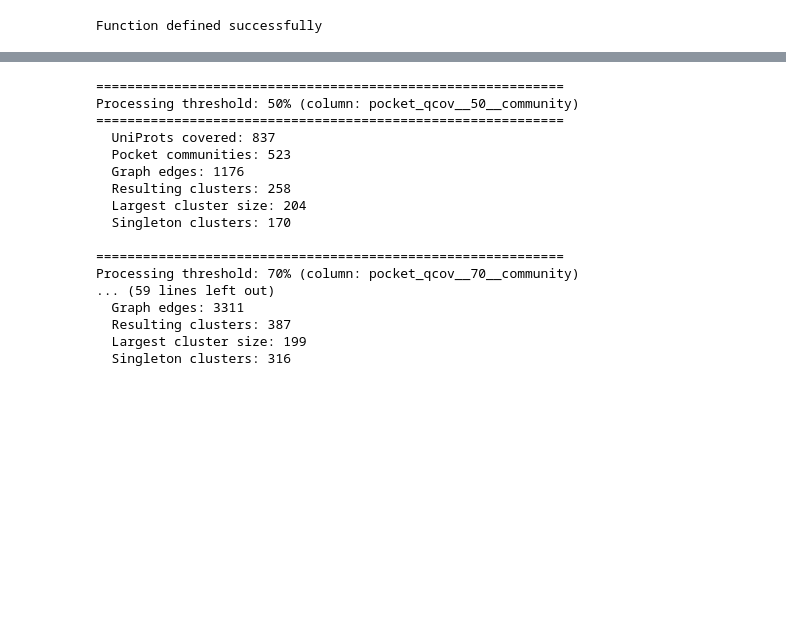
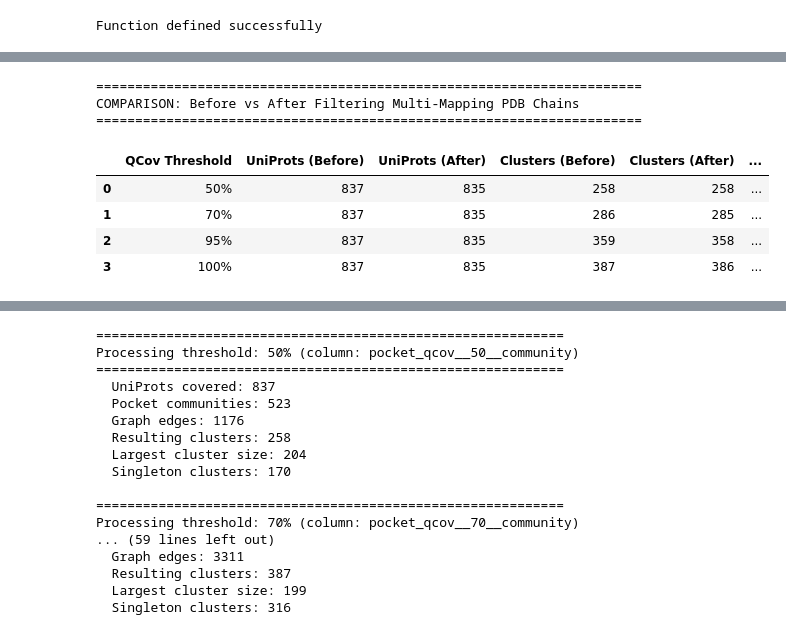
Before and after one commit to AaronXu9/VLS-Benchmark-Dataset, a Jupyter notebook: notebooks/protein_graph_analysis.ipynb, the cells around one changed output, grey strips where cells are left out. Saved outputs shown, nothing was run; the diff lists cells and outputs as text; code cells hidden in the pictures; blank space fills up the shorter version.

```diff
--- a/notebooks/protein_graph_analysis.ipynb
+++ b/notebooks/protein_graph_analysis.ipynb
@@ -718,0 +922,32 @@ Function defined successfully
+# %%
+# Summary comparison: Before vs After filtering multi-mapping PDB chains
+print("="*70)
+print("COMPARISON: Before vs After Filtering Multi-Mapping PDB Chains")
+print("="*70)
+
+comparison_data = []
+for threshold in pocket_qcov_thresholds:
+    stats_before = bipartite_results[threshold]['stats']
+    stats_after = bipartite_results_filtered[threshold]['stats']
+
+    comparison_data.append({
+        'QCov Threshold': f'{threshold}%',
+        'UniProts (Before)': stats_before['n_uniprots'],
+        'UniProts (After)': stats_after['n_uniprots'],
+        'Clusters (Before)': stats_before['n_clusters'],
+        'Clusters (After)': stats_after['n_clusters'],
+        'Singletons (Before)': stats_before['n_singletons'],
+        'Singletons (After)': stats_after['n_singletons'],
+    })
+
+comparison_df = pd.DataFrame(comparison_data)
+comparison_df
+# %% [output]
+======================================================================
+COMPARISON: Before vs After Filtering Multi-Mapping PDB Chains
+======================================================================
+|  | QCov Threshold | UniProts (Before) | UniProts (After) | Clusters (Before) | Clusters (After) | ... |
+| 0 | 50% | 837 | 835 | 258 | 258 | ... |
+| 1 | 70% | 837 | 835 | 286 | 285 | ... |
+| 2 | 95% | 837 | 835 | 359 | 358 | ... |
+| 3 | 100% | 837 | 835 | 387 | 386 | ... |
```
Also changed, not shown: parts of 10 cells of this notebook, 6 other files.
